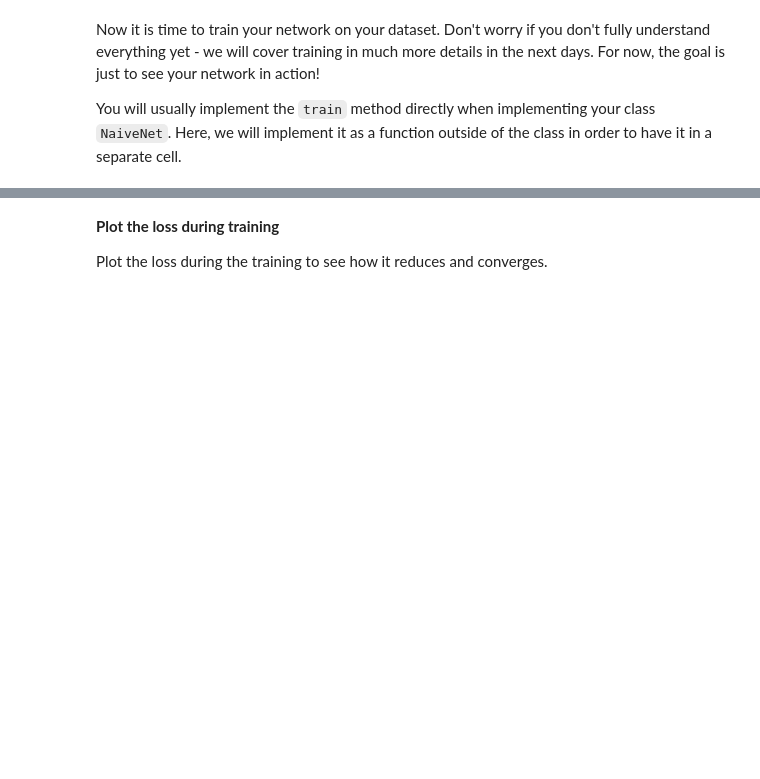
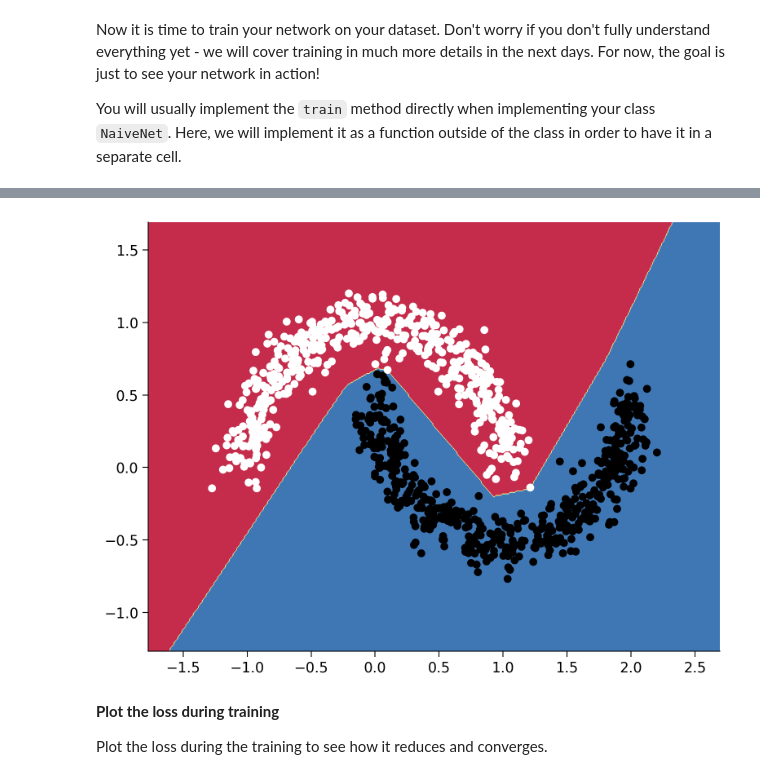
Before and after one commit to rikiatzori/DL, a Jupyter notebook: tutorials/W1D1_BasicsAndPytorch/student/W1D1_Tutorial1.ipynb, the cells around one changed output, grey strips where cells are left out. Saved outputs shown, nothing was run; the diff lists cells and outputs as text; code cells hidden in the pictures; blank space fills up the shorter version.

```diff
--- a/tutorials/W1D1_BasicsAndPytorch/student/W1D1_Tutorial1.ipynb
+++ b/tutorials/W1D1_BasicsAndPytorch/student/W1D1_Tutorial1.ipynb
@@ -2466,7 +2494,7 @@ def train(model, X, y):
   optimizer = torch.optim.SGD(model.parameters(), lr=learning_rate)
 
   # Number of epochs
-  epochs = 15000
+  epochs = 100000
 
   # List of losses for visualization
   losses = []
@@ -2489,7 +2517,7 @@ def train(model, X, y):
     losses.append(loss.item())
 
     # Print the results at every 1000th epoch
-    if i % 1000 == 0:
+    if i % 10000 == 0:
       print(f"Epoch {i} loss is {loss.item()}")
 
       plot_decision_boundary(model, X, y, DEVICE)
@@ -2501,3 +2529,4 @@ def train(model, X, y):
 # Create a new network instance a train it
 model = NaiveNet().to(DEVICE)
 losses = train(model, X, y)
+# %% [output]
@@ -2504,3 +2543,4 @@ losses = train(model, X, y)
+[figure, added]
 # %% [markdown]
 **Plot the loss during training**
 
```
Also changed, not shown: parts of 10 cells of this notebook.
